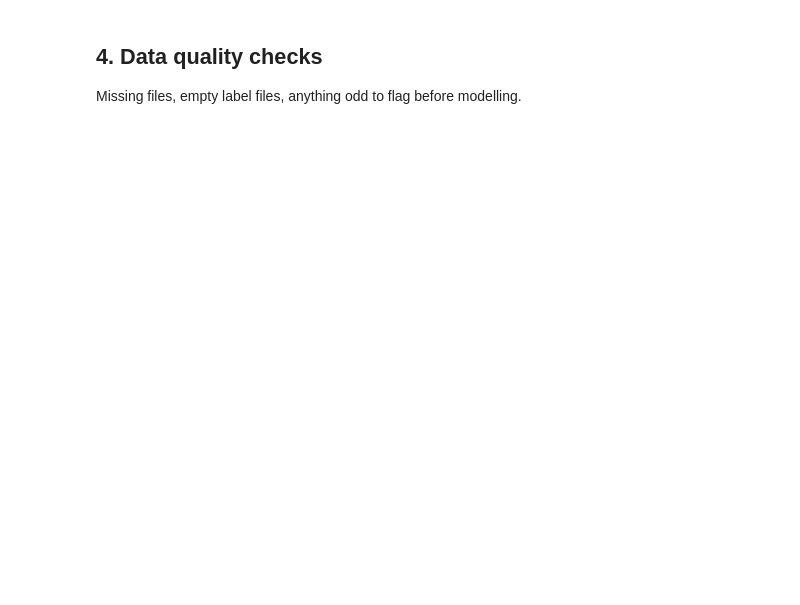
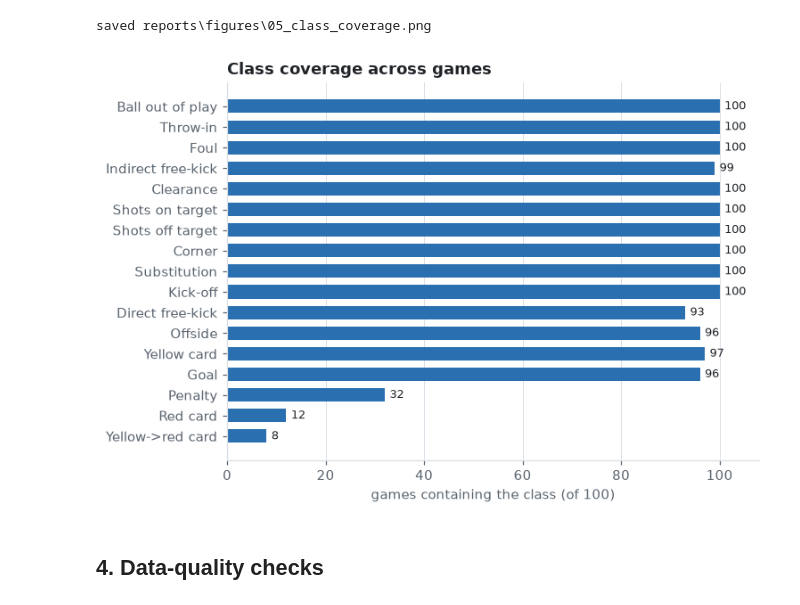
Before and after one commit to kelly24-bit/ComputerVision_Final, a Jupyter notebook: notebooks/eda.ipynb, the cells around one changed output. Saved outputs shown, nothing was run; the diff lists cells and outputs as text; code cells hidden in the pictures; blank space fills up the shorter version.

```diff
--- a/notebooks/eda.ipynb
+++ b/notebooks/eda.ipynb
@@ -24,0 +153,5 @@ Aggregate across all games: class counts, class balance, per-game and per-half d
+# %%
+ann = dl.build_annotation_table()
+tbl = dl.class_count_table(ann)
+print(f"{len(ann):,} annotations | {ann.game_id.nunique()} games | {ann.label.nunique()} distinct labels (expected 17)")
+tbl.assign(share=(tbl.share * 100).round(2)).rename(columns={"share": "share_%"})
@@ -24,0 +189,18 @@ Aggregate across all games: class counts, class balance, per-game and per-half d
+# %%
+t = tbl.iloc[::-1]  # ascending so the largest bar is on top of a horizontal chart
+fig, axes = plt.subplots(1, 2, figsize=(12, 5.2), sharey=True)
+for ax, log in zip(axes, (False, True)):
+    ax.barh(t.index, t["count"], color=BAR, height=0.65)
+    for y, (c, s) in enumerate(zip(t["count"], t["share"])):
+        ax.text(c * (1.08 if log else 1) + (0 if log else t["count"].max() * 0.01), y,
+                f"{c:,} ({s:.1%})", va="center", fontsize=8.5, color=INK)
+    ax.grid(axis="x", color=GRID, lw=0.6); ax.set_axisbelow(True)
+    if log:
+        ax.set_xscale("log"); ax.set_xlim(1, t["count"].max() * 12)
+        ax.set_title("Same data, log scale"); ax.set_xlabel("annotations (log)")
+    else:
+        ax.set_xlim(0, t["count"].max() * 1.28)
+        ax.set_title("Annotations per class"); ax.set_xlabel("annotations")
+fig.suptitle(f"SoccerNet-v2 class balance, {ann.game_id.nunique()} games ({len(ann):,} annotations)",
+             x=0.01, ha="left", fontweight="bold", y=1.0)
+fig.tight_layout(); save(fig, "04_class_balance.png"); plt.show()
@@ -25,3 +210,16 @@ Aggregate across all games: class counts, class balance, per-game and per-half d
+# %%
+# Number of games each class appears in (rare classes may be concentrated in few games).
+g = tbl["n_games"].iloc[::-1]
+fig, ax = plt.subplots(figsize=(7, 5))
+ax.barh(g.index, g.values, color=BAR, height=0.65)
+for y, v in enumerate(g.values):
+    ax.text(v + 1, y, str(v), va="center", fontsize=8.5)
+ax.set_xlim(0, ann.game_id.nunique() * 1.08)
+ax.set_xlabel(f"games containing the class (of {ann.game_id.nunique()})"); ax.set_title("Class coverage across games")
+ax.grid(axis="x", color=GRID, lw=0.6); ax.set_axisbelow(True)
+save(fig, "05_class_coverage.png"); plt.show()
+# %% [output]
+saved reports\figures\05_class_coverage.png
+[figure, added]
 # %% [markdown]
-## 4. Data quality checks
-Missing files, empty label files, anything odd to flag before modelling.
+## 4. Data-quality checks
```
Also changed, not shown: parts of 22 cells of this notebook, 7 other files.
